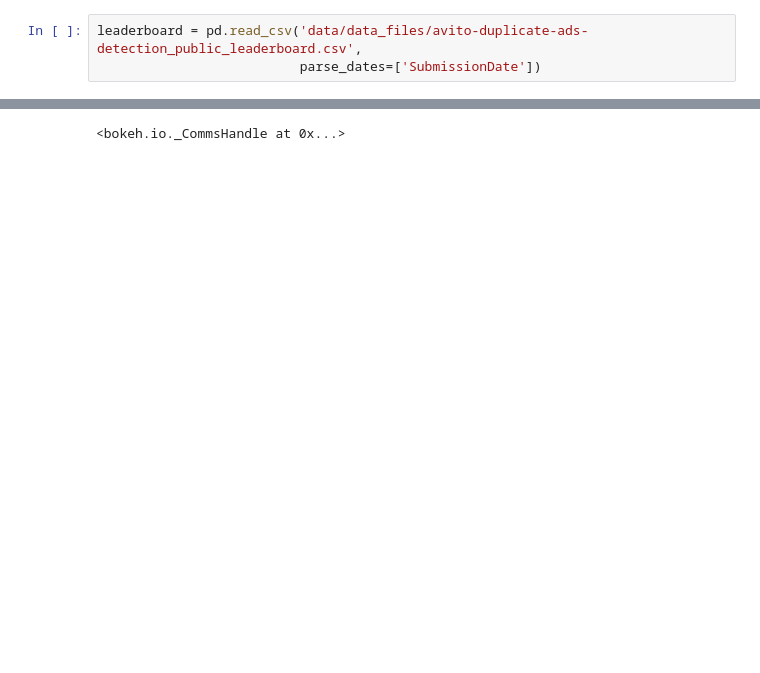
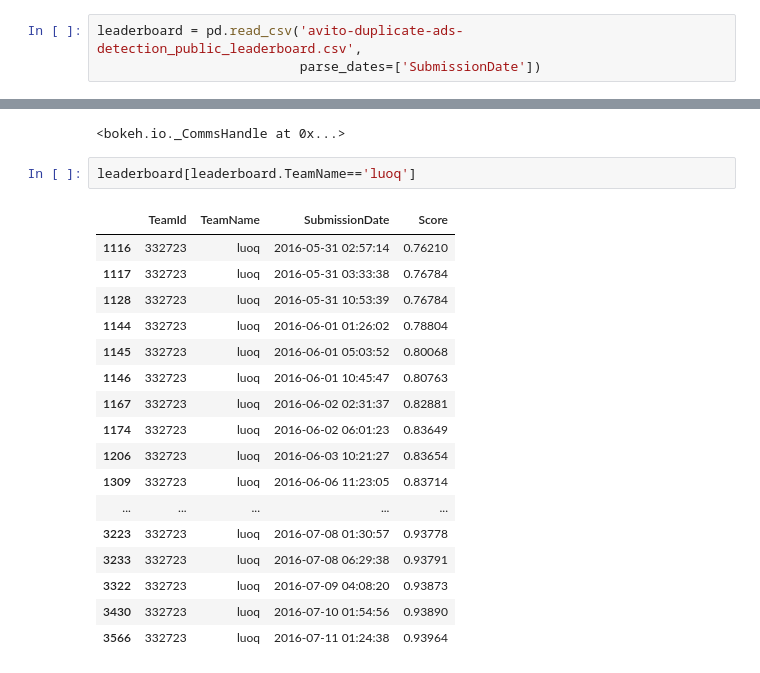
Before and after one commit to qf6101/avito-duplicate-ads-detection, a Jupyter notebook: leaderboard.ipynb, the cells around one changed output, grey strips where cells are left out. Drawn from its saved outputs; the diff is of its cells as text; blank space fills up the shorter version.

```diff
--- a/leaderboard.ipynb
+++ b/leaderboard.ipynb
@@ -6,7 +6,7 @@ output_notebook()
 # %% [output]
 Loading BokehJS ...
 # %%
-leaderboard = pd.read_csv('data/data_files/avito-duplicate-ads-detection_public_leaderboard.csv',
+leaderboard = pd.read_csv('avito-duplicate-ads-detection_public_leaderboard.csv',
                           parse_dates=['SubmissionDate'])
 # %%
 from bokeh.charts import TimeSeries
@@ -28,3 +26,23 @@ show(p)
 # %% [output]
 [interactive output not drawn]
 <bokeh.io._CommsHandle at 0x...>
+# %%
+leaderboard[leaderboard.TeamName=='luoq']
+# %% [output]
+|  | ﻿TeamId | TeamName | SubmissionDate | Score |
+| 1116 | 332723 | luoq | 2016-05-31 02:57:14 | 0.76210 |
+| 1117 | 332723 | luoq | 2016-05-31 03:33:38 | 0.76784 |
+| 1128 | 332723 | luoq | 2016-05-31 10:53:39 | 0.76784 |
+| 1144 | 332723 | luoq | 2016-06-01 01:26:02 | 0.78804 |
+| 1145 | 332723 | luoq | 2016-06-01 05:03:52 | 0.80068 |
+| 1146 | 332723 | luoq | 2016-06-01 10:45:47 | 0.80763 |
+| 1167 | 332723 | luoq | 2016-06-02 02:31:37 | 0.82881 |
+| 1174 | 332723 | luoq | 2016-06-02 06:01:23 | 0.83649 |
+| 1206 | 332723 | luoq | 2016-06-03 10:21:27 | 0.83654 |
+| 1309 | 332723 | luoq | 2016-06-06 11:23:05 | 0.83714 |
+| ... | ... | ... | ... | ... |
+| 3223 | 332723 | luoq | 2016-07-08 01:30:57 | 0.93778 |
+| 3233 | 332723 | luoq | 2016-07-08 06:29:38 | 0.93791 |
+| 3322 | 332723 | luoq | 2016-07-09 04:08:20 | 0.93873 |
+| 3430 | 332723 | luoq | 2016-07-10 01:54:56 | 0.93890 |
+| 3566 | 332723 | luoq | 2016-07-11 01:24:38 | 0.93964 |
```
Also changed, not shown: parts of 1 cell of this notebook, 5 other files.
